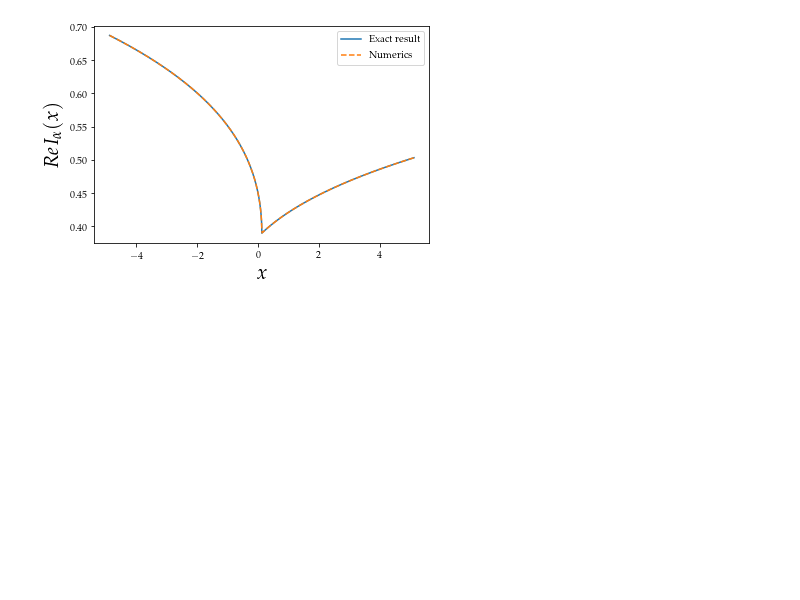
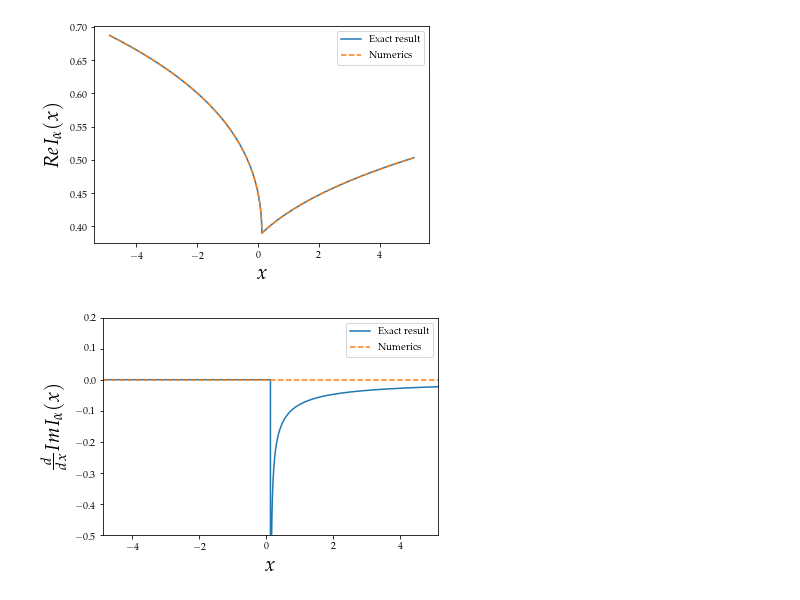
Before and after one commit to ldebbeler/AnomalousCurvature, a Jupyter notebook: data/bubbleScale.ipynb, the cells around one changed output. Saved outputs shown, nothing was run; the diff lists cells and outputs as text; code cells hidden in the pictures; blank space fills up the shorter version.

```diff
--- a/data/bubbleScale.ipynb
+++ b/data/bubbleScale.ipynb
@@ -106,6 +122,10 @@ foo.imagPlot()
 foo.realPlot()
 # %% [output]
 [figure]
+# %%
+foo.imagDerivPlot()
+# %% [output]
+[figure, added]
 # %%
 foo400=ScalingPlots(h5py.File('bubbleScale400.h5','r'))
 foo350=ScalingPlots(h5py.File('bubbleScale350.h5','r'))
```
Also changed, not shown: parts of 6 cells of this notebook, 17 other files.
